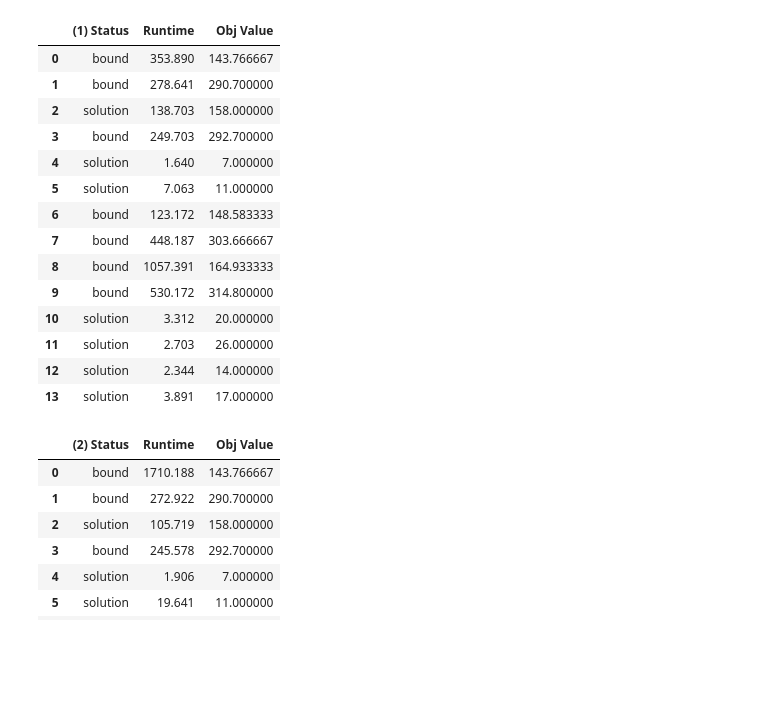
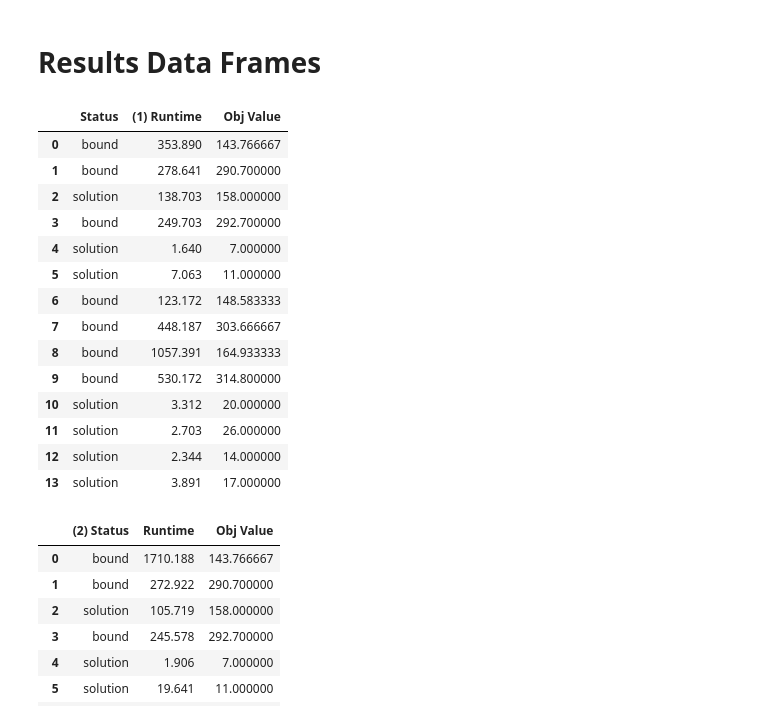
Before and after one commit to renzo-b/exam-timetabling-smac, a Jupyter notebook: process_results_wh.ipynb, the cells around one changed output. Drawn from its saved outputs; the diff is of its cells as text; code cells hidden in the pictures; blank space fills up the shorter version.

```diff
--- a/process_results_wh.ipynb
+++ b/process_results_wh.ipynb
@@ -4,8 +4,12 @@ import matplotlib.pyplot as plt
 import numpy as np
 import pandas as pd
 # %%
-mypath = r'C:\Users\William Hazen\Documents\GitHub\exam-timetabling-smac\cplex_results\RunTime_Min'
-mypath = r"C:\Users\William Hazen\Documents\GitHub\exam-timetabling-smac\cplex_results\Results_T1"
+#mypath = r'C:\Users\William Hazen\Documents\GitHub\exam-timetabling-smac\cplex_results\Renzo Results\renzo_trials'
+#mypath = r"C:\Users\William Hazen\Documents\GitHub\exam-timetabling-smac\cplex_results\min_cost_T1"
+#mypath = r"C:\Users\William Hazen\Documents\GitHub\exam-timetabling-smac\cplex_results\run_5_before_class"
+#mypath = r'C:\Users\William Hazen\Documents\GitHub\exam-timetabling-smac\cplex_results\min_runtime_T1'
+#mypath = r"C:\Users\William Hazen\Documents\GitHub\exam-timetabling-smac\cplex_results\test_run"
+mypath = r"C:\Users\William Hazen\Documents\GitHub\exam-timetabling-smac\cplex_results\test_run_min_cost"
 f = []
 for (dirpath, dirnames, filenames) in os.walk(mypath):
     filenames
@@ -173,25 +114,0 @@ len(folder_instance[0]), len(runtime_list[0])
-# %%
-#plot names
-batch_list = []
-list_batch = []
-folder_instance = []
-instance_num_list = []
-
-
-
-find_inst = os.listdir(mypath + '/' + dirnames[0])
-for name in find_inst:
-    if name[0] == 'i':
-        instance_num_list.append(name[:-4])
-
-#folder_instance = [instance_num_list] * count
-plt.figure(figsize=(10, 5))
-for i in range(0, count):
-    folder_instance.append(instance_num_list)
-    batch_list = []
-    label_list = []
-    for j in range(0, len(instance_num_list)):
-        batch = retrieve_instance_result(i, j)
-        batch_list.append(batch[0])
-
-    list_batch.append(batch_list[:len(instance_num_list)])
@@ -205,7 +122,8 @@ folder_instance = []
 instance_num_list = []
 retrieve_instance_result_list = []
 status_list = []
-
+i_list = []
+j_list = []
 
 find_inst = os.listdir(mypath + '/' + dirnames[0])
 for name in find_inst:
@@ -213,7 +131,6 @@ for name in find_inst:
         instance_num_list.append(name[:-4])
 
 #folder_instance = [instance_num_list] * count
-plt.figure(figsize=(10, 5))
 for i in range(0, count):
     folder_instance.append(instance_num_list)
     runtime = []
@@ -225,7 +142,9 @@ for i in range(0, count):
     obj_l = []
     st_l = []
 
+    i_list.append(i)
     for j in range(len(instance_num_list)):
+        j_list.append(j)
         batch = retrieve_instance_result(i, j)
         retrieve_instance_result_list.append(batch)
         runtime.append(batch[0])
@@ -366,13 +319,15 @@ len(runtime_list)
+# %% [markdown]
+# Results Data Frames
 # %%
 df_batch_1 = pd.DataFrame({
-    "(1) Status": status_list[0],
-    "Runtime": runtime_list[0],
+    "Status": status_list[0],
+    "(1) Runtime": runtime_list[0],
     "Obj Value": obj_list[0]
 })
 
 df_batch_1
 # %% [output]
-|  | (1) Status | Runtime | Obj Value |
+|  | Status | (1) Runtime | Obj Value |
 | 0 | bound | 353.890 | 143.766667 |
 | 1 | bound | 278.641 | 290.700000 |
 | 2 | solution | 138.703 | 158.000000 |
```
Also changed, not shown: parts of 50 cells of this notebook.
